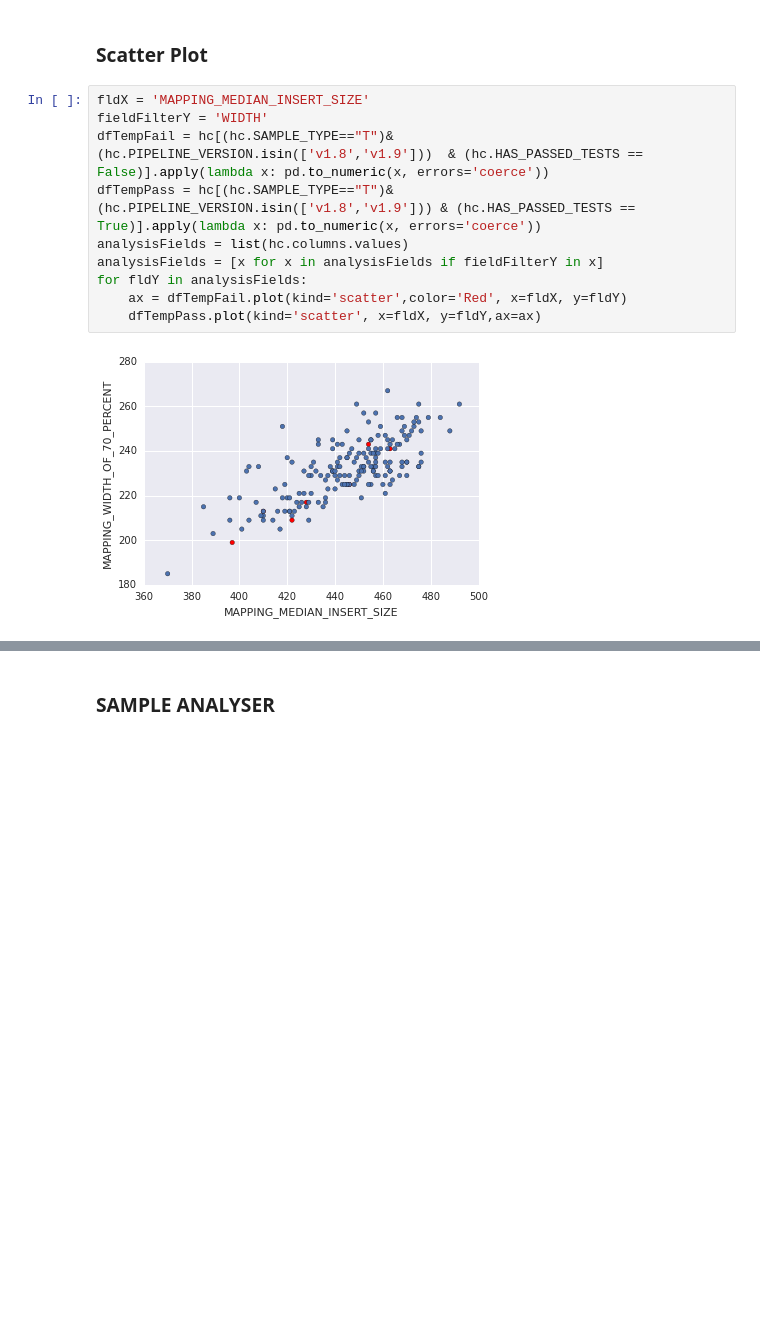
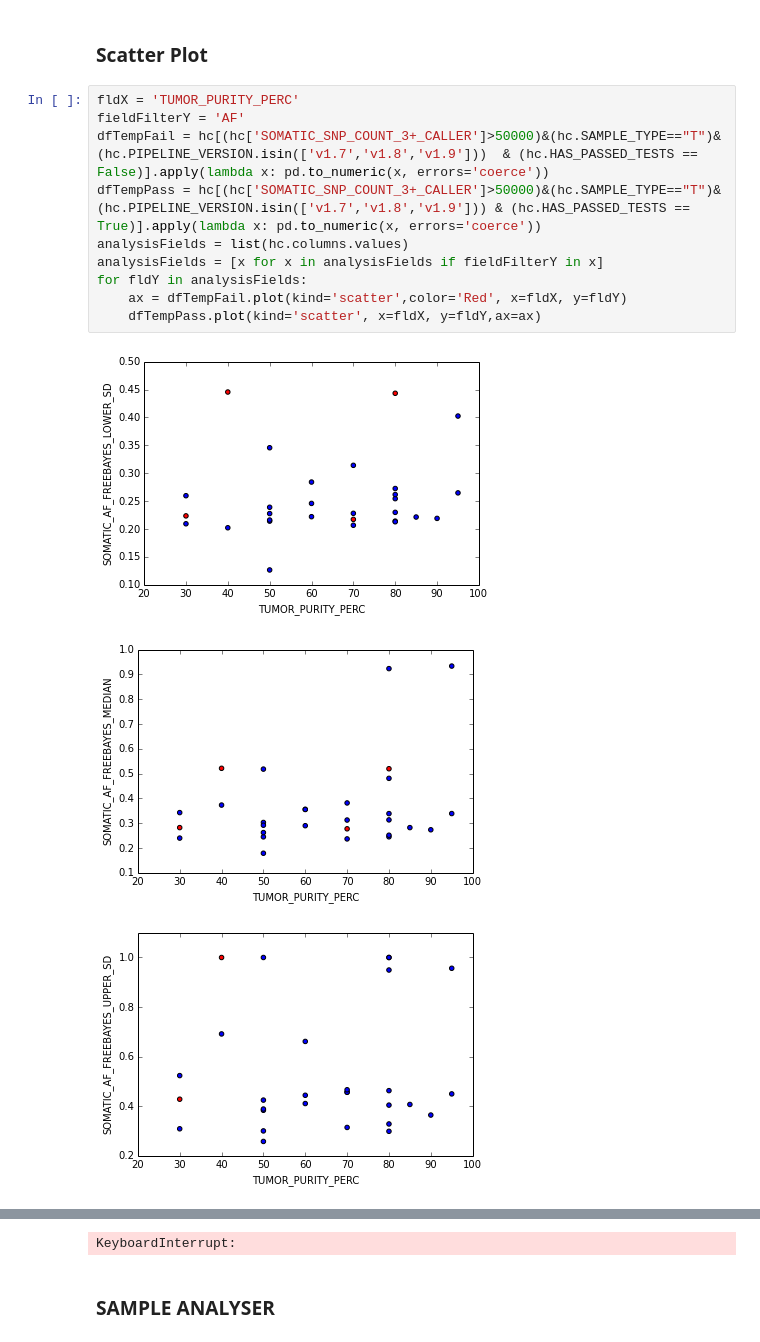
Before and after one commit to hartwigmedical/scripts, a Jupyter notebook: ipython/HealthChecksAnalysis.ipynb, the cells around one changed output, grey strips where cells are left out. Cells and saved outputs as stored; diff of their text form; blank space fills up the shorter version.

```diff
--- a/ipython/HealthChecksAnalysis.ipynb
+++ b/ipython/HealthChecksAnalysis.ipynb
@@ -111,14 +114,16 @@ for analysisField in analysisFields:
 # %% [markdown]
 ### Scatter Plot
 # %%
-fldX = 'MAPPING_MEDIAN_INSERT_SIZE'
-fieldFilterY = 'WIDTH'
-dfTempFail = hc[(hc.SAMPLE_TYPE=="T")& (hc.PIPELINE_VERSION.isin(['v1.8','v1.9']))  & (hc.HAS_PASSED_TESTS == False)].apply(lambda x: pd.to_numeric(x, errors='coerce'))
-dfTempPass = hc[(hc.SAMPLE_TYPE=="T")& (hc.PIPELINE_VERSION.isin(['v1.8','v1.9'])) & (hc.HAS_PASSED_TESTS == True)].apply(lambda x: pd.to_numeric(x, errors='coerce'))
+fldX = 'TUMOR_PURITY_PERC'
+fieldFilterY = 'AF'
+dfTempFail = hc[(hc['SOMATIC_SNP_COUNT_3+_CALLER']>50000)&(hc.SAMPLE_TYPE=="T")& (hc.PIPELINE_VERSION.isin(['v1.7','v1.8','v1.9']))  & (hc.HAS_PASSED_TESTS == False)].apply(lambda x: pd.to_numeric(x, errors='coerce'))
+dfTempPass = hc[(hc['SOMATIC_SNP_COUNT_3+_CALLER']>50000)&(hc.SAMPLE_TYPE=="T")& (hc.PIPELINE_VERSION.isin(['v1.7','v1.8','v1.9'])) & (hc.HAS_PASSED_TESTS == True)].apply(lambda x: pd.to_numeric(x, errors='coerce'))
 analysisFields = list(hc.columns.values)
 analysisFields = [x for x in analysisFields if fieldFilterY in x]
 for fldY in analysisFields:
     ax = dfTempFail.plot(kind='scatter',color='Red', x=fldX, y=fldY)
     dfTempPass.plot(kind='scatter', x=fldX, y=fldY,ax=ax)
 # %% [output]
-[figure, old version]
+[figure, new version]
+[figure, added]
+[figure, added]
@@ -125,3 +139,4 @@ for fldY in analysisFields:
+KeyboardInterrupt:
 # %% [markdown]
 ### SAMPLE ANALYSER
 # %%
```
Also changed, not shown: parts of 6 cells of this notebook, 6 other files.
